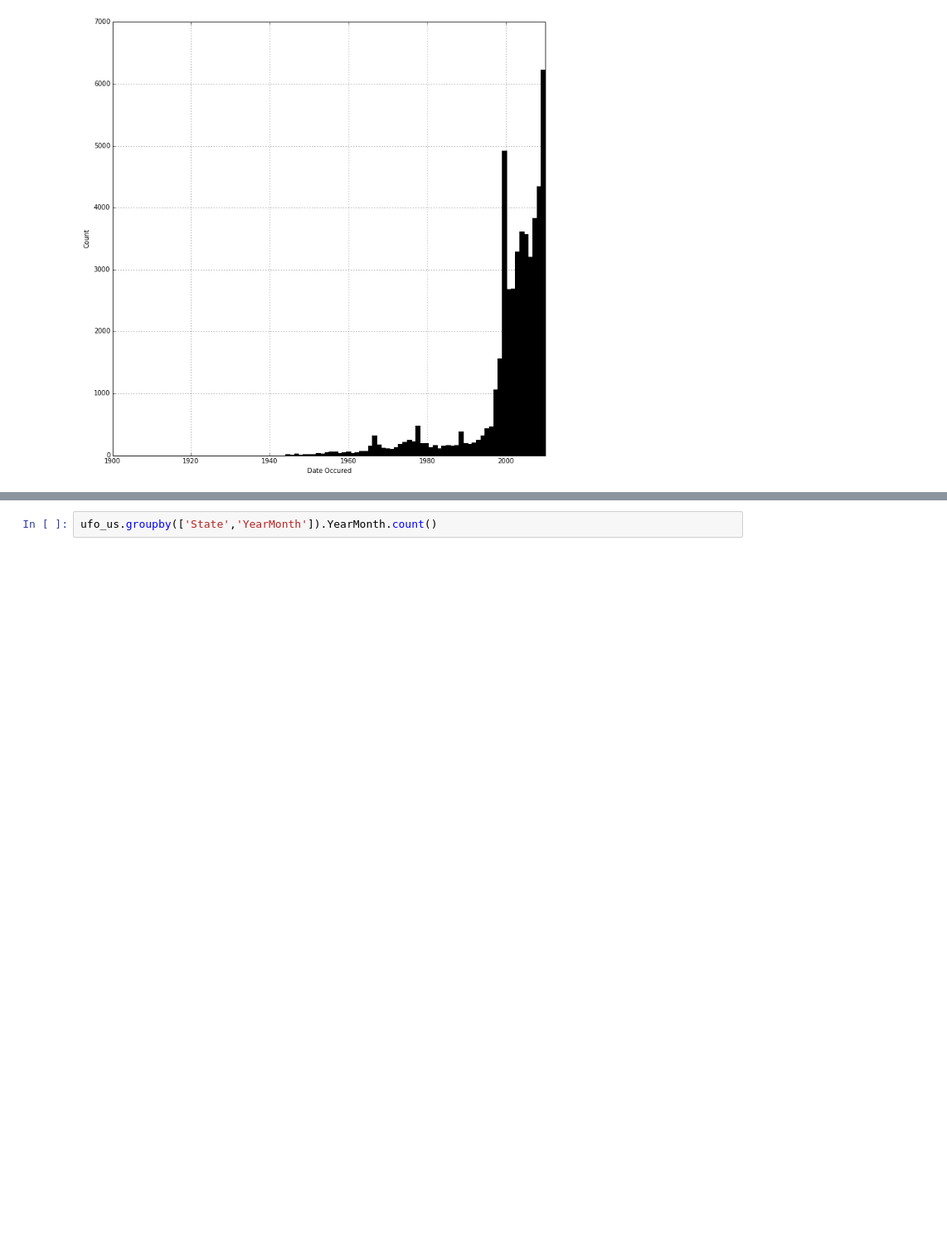
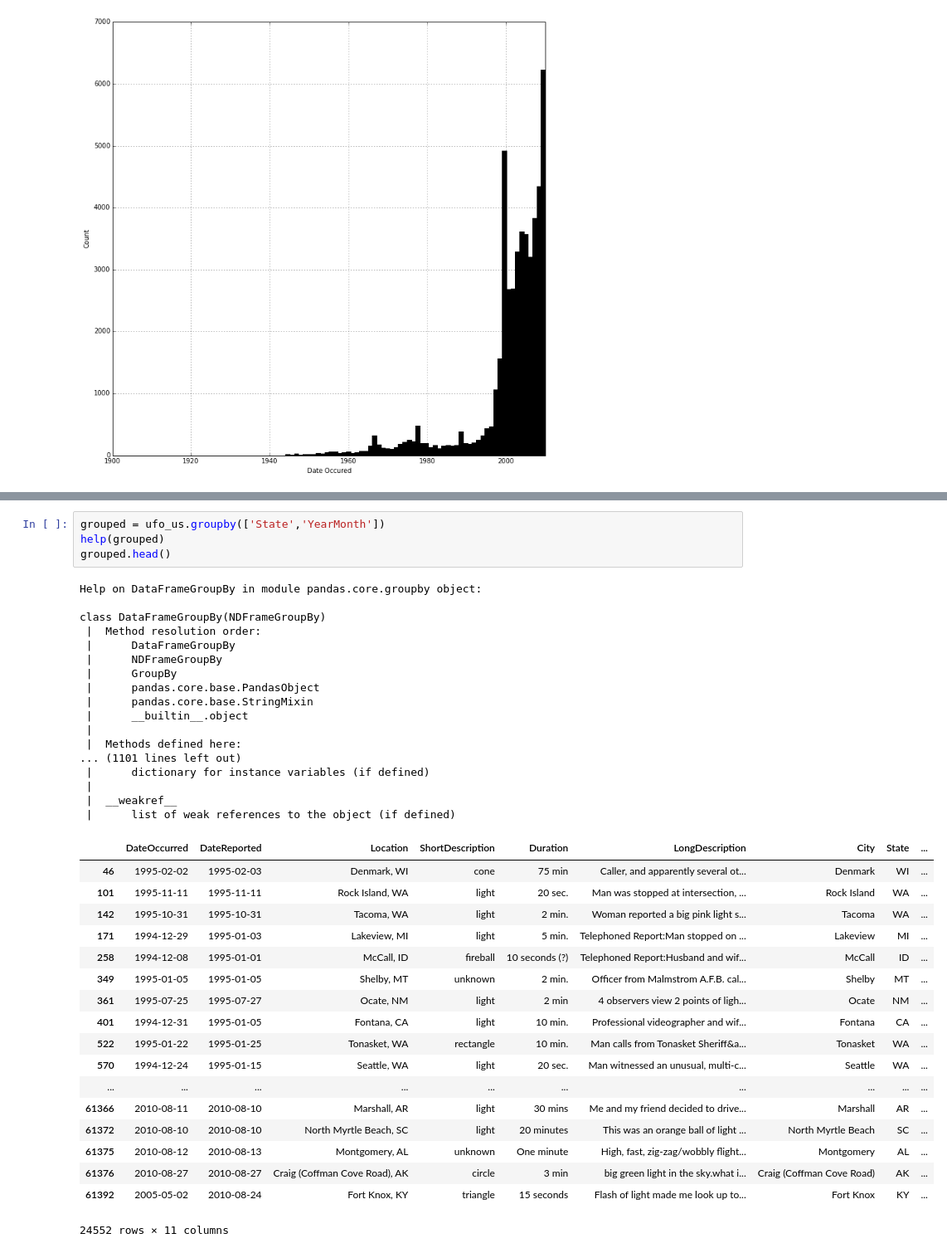
Before and after one commit to vanqm/ML_for_Hackers, a Jupyter notebook: 01-Introduction/ufo_sightings.ipynb, the cells around one changed output, grey strips where cells are left out. Shown: that part at 83% size. Cells and saved outputs as stored; diff of their text form; blank space fills up the shorter version.

```diff
--- a/01-Introduction/ufo_sightings.ipynb
+++ b/01-Introduction/ufo_sightings.ipynb
@@ -92,2 +101,40 @@ ufo_us['YearMonth'].head()
-# %%
-ufo_us.groupby(['State','YearMonth']).YearMonth.count()
+# %%
+grouped = ufo_us.groupby(['State','YearMonth'])
+help(grouped)
+grouped.head()
+# %% [output]
+Help on DataFrameGroupBy in module pandas.core.groupby object:
+
+class DataFrameGroupBy(NDFrameGroupBy)
+ |  Method resolution order:
+ |      DataFrameGroupBy
+ |      NDFrameGroupBy
+ |      GroupBy
+ |      pandas.core.base.PandasObject
+ |      pandas.core.base.StringMixin
+ |      __builtin__.object
+ |
+ |  Methods defined here:
+... (1101 lines left out)
+ |      dictionary for instance variables (if defined)
+ |
+ |  __weakref__
+ |      list of weak references to the object (if defined)
+|  | DateOccurred | DateReported | Location | ShortDescription | Duration | LongDescription | City | State | ... |
+| 46 | 1995-02-02 | 1995-02-03 | Denmark, WI | cone | 75 min | Caller, and apparently several ot... | Denmark | WI | ... |
+| 101 | 1995-11-11 | 1995-11-11 | Rock Island, WA | light | 20 sec. | Man was stopped at intersection, ... | Rock Island | WA | ... |
+| 142 | 1995-10-31 | 1995-10-31 | Tacoma, WA | light | 2 min. | Woman reported a big pink light s... | Tacoma | WA | ... |
+| 171 | 1994-12-29 | 1995-01-03 | Lakeview, MI | light | 5 min. | Telephoned Report:Man stopped on ... | Lakeview | MI | ... |
+| 258 | 1994-12-08 | 1995-01-01 | McCall, ID | fireball | 10 seconds (?) | Telephoned Report:Husband and wif... | McCall | ID | ... |
+| 349 | 1995-01-05 | 1995-01-05 | Shelby, MT | unknown | 2 min. | Officer from Malmstrom A.F.B. cal... | Shelby | MT | ... |
+| 361 | 1995-07-25 | 1995-07-27 | Ocate, NM | light | 2 min | 4 observers view 2 points of ligh... | Ocate | NM | ... |
+| 401 | 1994-12-31 | 1995-01-05 | Fontana, CA | light | 10 min. | Professional videographer and wif... | Fontana | CA | ... |
+| 522 | 1995-01-22 | 1995-01-25 | Tonasket, WA | rectangle | 10 min. | Man calls from Tonasket Sheriff&a... | Tonasket | WA | ... |
+| 570 | 1994-12-24 | 1995-01-15 | Seattle, WA | light | 20 sec. | Man witnessed an unusual, multi-c... | Seattle | WA | ... |
+| ... | ... | ... | ... | ... | ... | ... | ... | ... | ... |
+| 61366 | 2010-08-11 | 2010-08-10 | Marshall, AR | light | 30 mins | Me and my friend decided to drive... | Marshall | AR | ... |
+| 61372 | 2010-08-10 | 2010-08-10 | North Myrtle Beach, SC | light | 20 minutes | This was an orange ball of light ... | North Myrtle Beach | SC | ... |
+| 61375 | 2010-08-12 | 2010-08-13 | Montgomery, AL | unknown | One minute | High, fast, zig-zag/wobbly flight... | Montgomery | AL | ... |
+| 61376 | 2010-08-27 | 2010-08-27 | Craig (Coffman Cove Road), AK | circle | 3 min | big green light in the sky.what i... | Craig (Coffman Cove Road) | AK | ... |
+| 61392 | 2005-05-02 | 2010-08-24 | Fort Knox, KY | triangle | 15 seconds | Flash of light made me look up to... | Fort Knox | KY | ... |
+24552 rows × 11 columns
```
Also changed, not shown: parts of 6 cells of this notebook, 2 other files.
